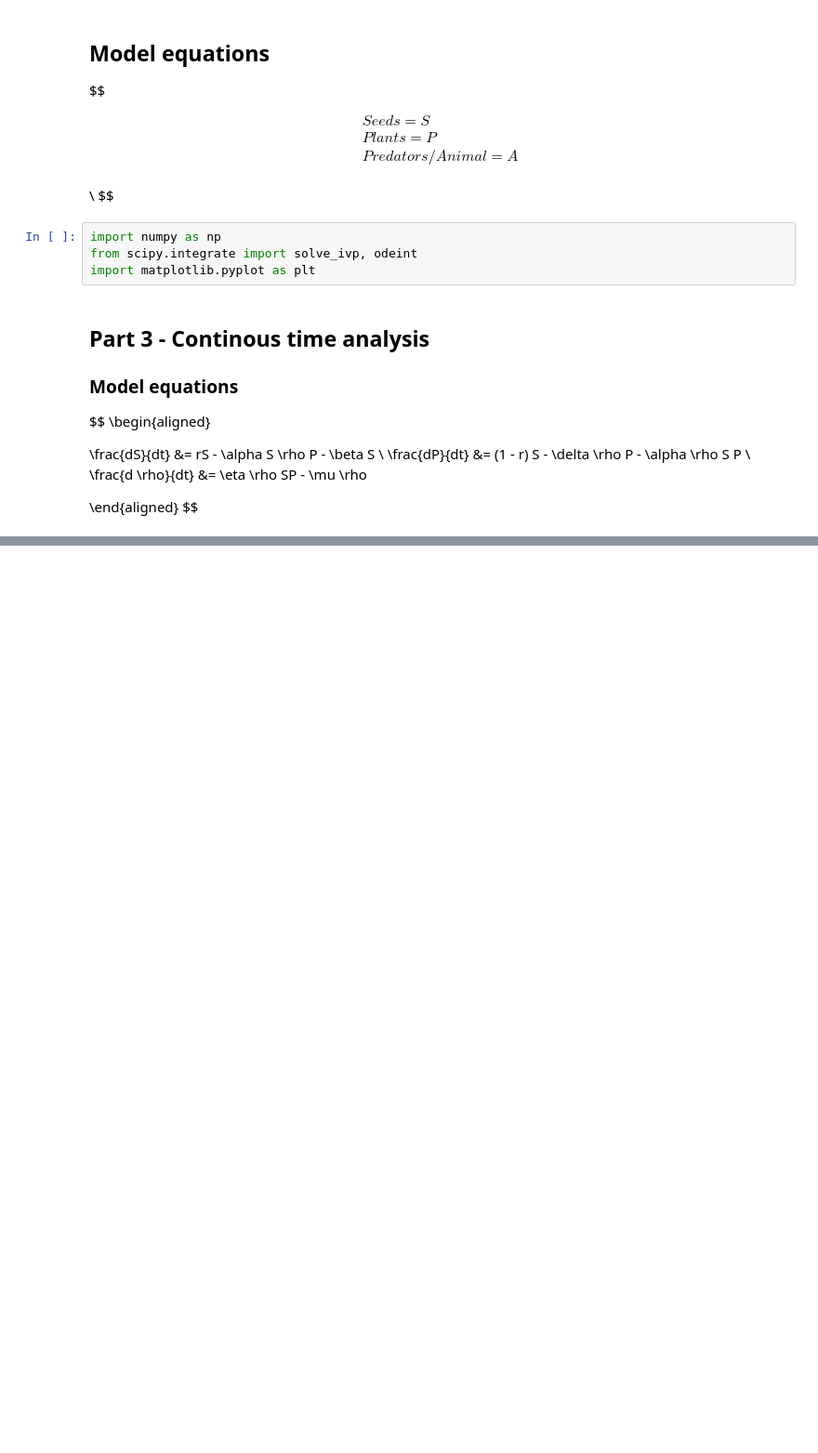
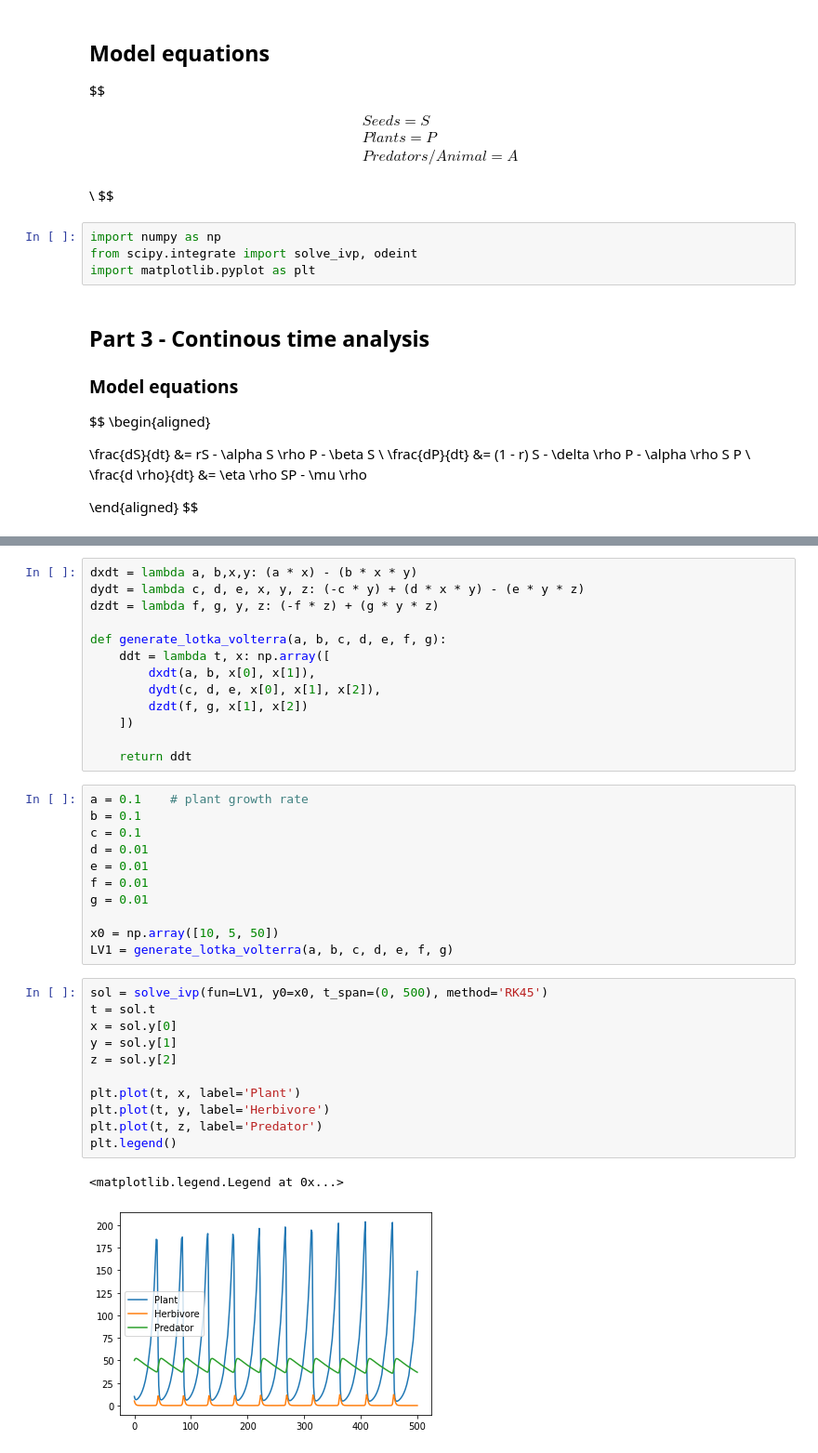
Before and after one commit to Rishi-Bidani/FIT3139, a Jupyter notebook: assignment2/assignment.ipynb, the cells around one changed output, grey strips where cells are left out. Shown at 93% size. Cells and saved outputs as stored; diff of their text form; blank space fills up the shorter version.

```diff
--- a/assignment2/assignment.ipynb
+++ b/assignment2/assignment.ipynb
@@ -110,0 +144,38 @@ plt.legend()
+# %%
+dxdt = lambda a, b,x,y: (a * x) - (b * x * y)
+dydt = lambda c, d, e, x, y, z: (-c * y) + (d * x * y) - (e * y * z)
+dzdt = lambda f, g, y, z: (-f * z) + (g * y * z)
+
+def generate_lotka_volterra(a, b, c, d, e, f, g):
+    ddt = lambda t, x: np.array([
+        dxdt(a, b, x[0], x[1]),
+        dydt(c, d, e, x[0], x[1], x[2]),
+        dzdt(f, g, x[1], x[2])
+    ])
+
+    return ddt
+# %%
+a = 0.1    # plant growth rate
+b = 0.1
+c = 0.1
+d = 0.01
+e = 0.01
+f = 0.01
+g = 0.01
+
+x0 = np.array([10, 5, 50])
+LV1 = generate_lotka_volterra(a, b, c, d, e, f, g)
+# %%
+sol = solve_ivp(fun=LV1, y0=x0, t_span=(0, 500), method='RK45')
+t = sol.t
+x = sol.y[0]
+y = sol.y[1]
+z = sol.y[2]
+
+plt.plot(t, x, label='Plant')
+plt.plot(t, y, label='Herbivore')
+plt.plot(t, z, label='Predator')
+plt.legend()
+# %% [output]
+<matplotlib.legend.Legend at 0x...>
+[figure, added]
```
Also changed, not shown: parts of 7 cells of this notebook.
